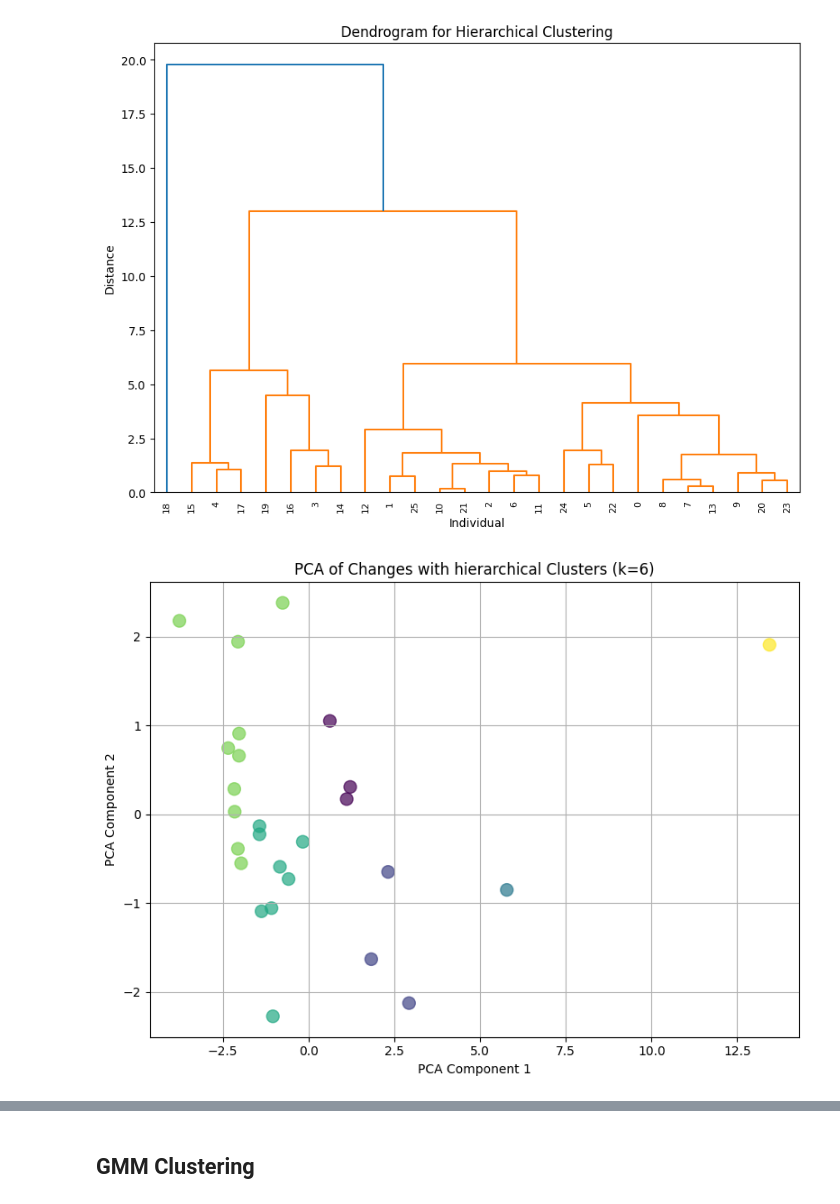
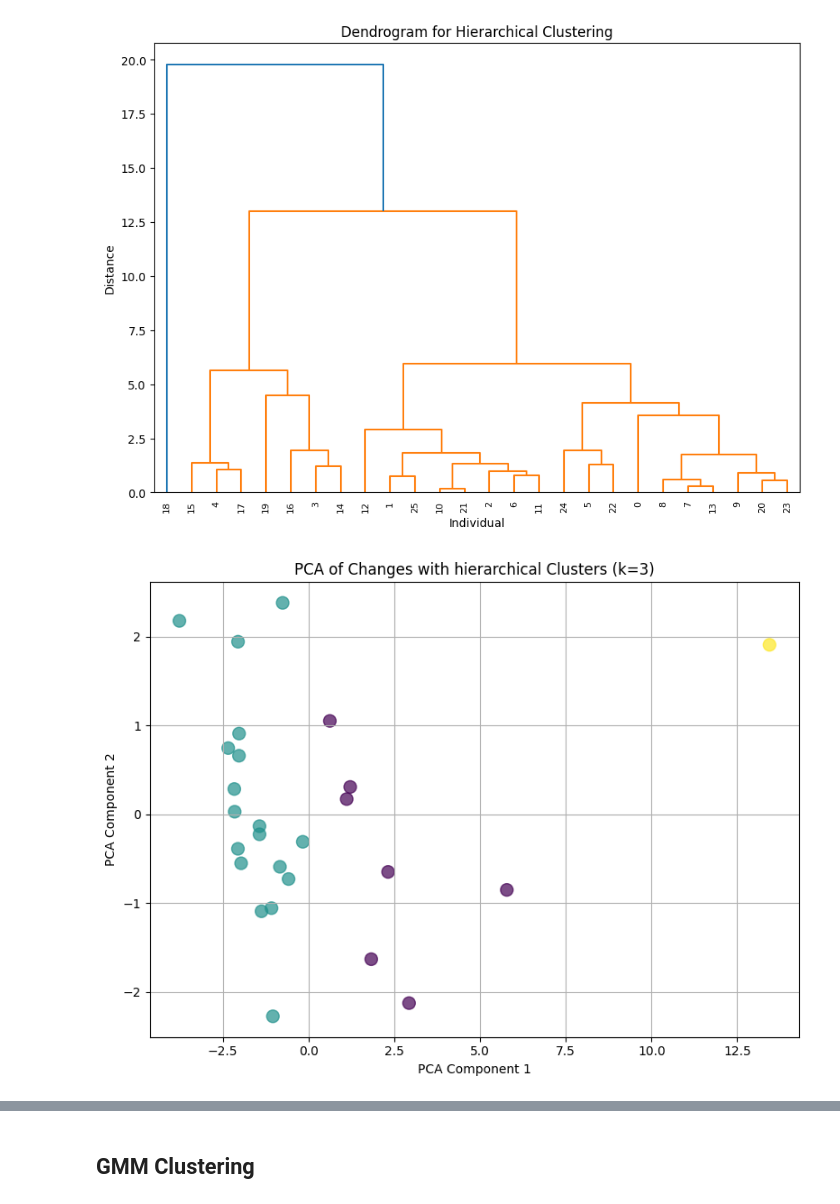
Before and after one commit to raquelmdtum/CDA-case2, a Jupyter notebook: group16_case2.ipynb, the cells around one changed output, grey strips where cells are left out. Cells and saved outputs as stored; diff of their text form; code cells hidden in the pictures.

```diff
--- a/group16_case2.ipynb
+++ b/group16_case2.ipynb
@@ -445,18 +443,18 @@ plt.show()
 [figure]
 # %%
 # Fit Hierarchical Clustering
-k_hierarchical = 6  # Number of clusters
+k_hierarchical = 3  # Number of clusters
 labels_hierarchical = fcluster(Z, k_hierarchical, criterion='maxclust')
 
 # Plot PCA with clusters
 plt.figure(figsize=(8, 6))
 plt.scatter(task_data_scaled_reduced[:, 0], task_data_scaled_reduced[:, 1], c=labels_hierarchical, cmap="viridis", s=100, alpha=0.7)
 plt.title(f"PCA of Changes with hierarchical Clusters (k={k_hierarchical})")
 plt.xlabel("PCA Component 1")
 plt.ylabel("PCA Component 2")
 plt.grid(True)
 plt.tight_layout()
 plt.show()
 # %% [output]
-[figure, old version]
+[figure, new version]
 # %%
```
Also changed, not shown: parts of 22 cells of this notebook, 1 other file.
